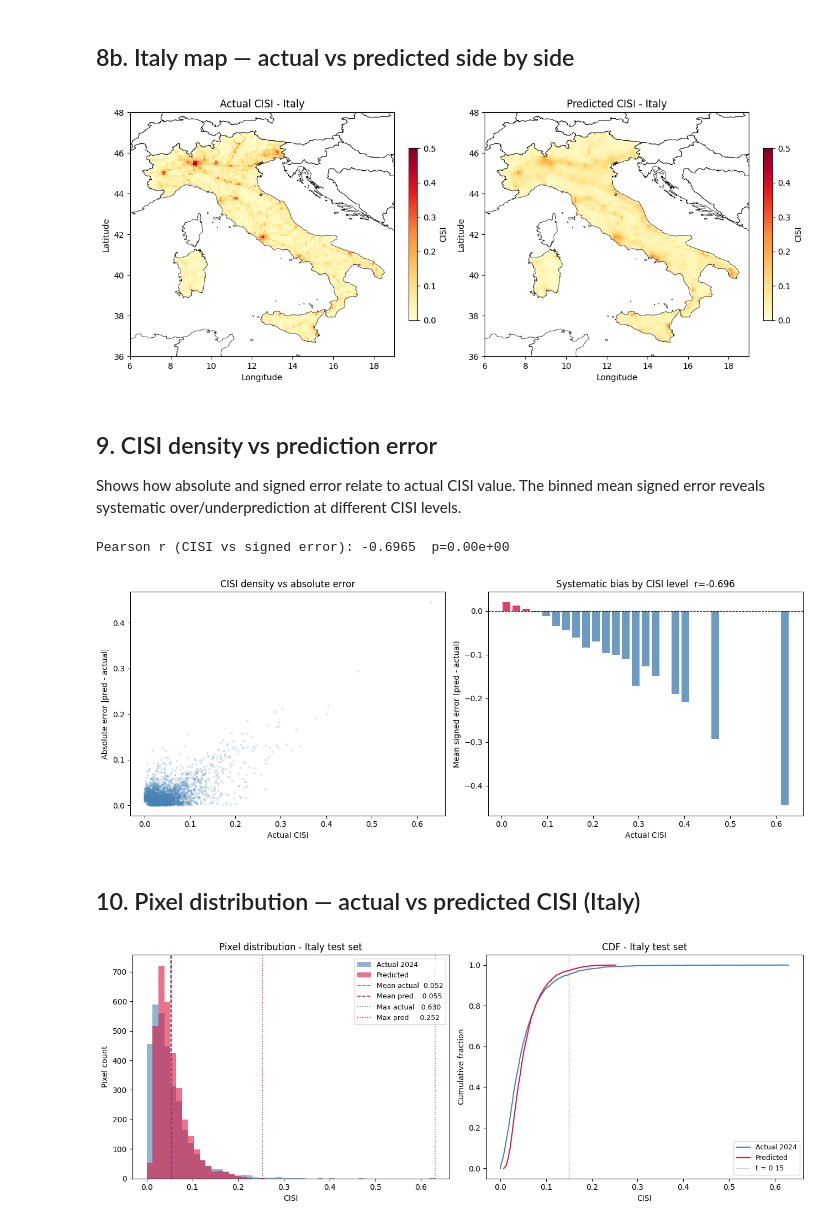
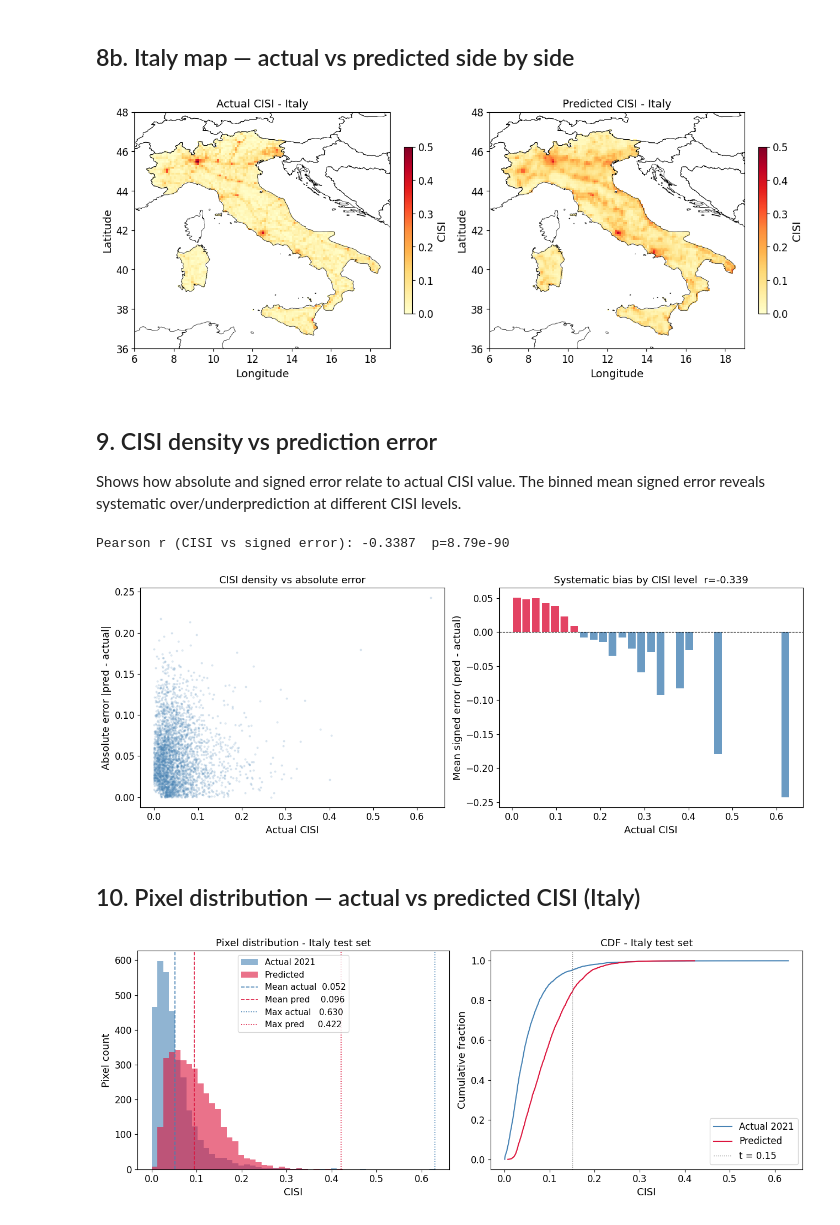
Before and after one commit to Messanella/Thesis_code, a Jupyter notebook: evaluate_test_set.ipynb, the cells around one changed output. Drawn from its saved outputs; the diff is of its cells as text; code cells hidden in the pictures.

```diff
--- a/evaluate_test_set.ipynb
+++ b/evaluate_test_set.ipynb
@@ -23,7 +26,7 @@ import torch
 import pandas as pd
 import numpy as np
 
-BEST_MODEL_PATH = 'final_model_lilac56.pt'
+BEST_MODEL_PATH = 'best_sweep_final_model.pt'
 
 ck = torch.load(BEST_MODEL_PATH, map_location='cpu')
 cfg = ck.get('config', {})
@@ -42,9 +45,9 @@ val_city_rmse: 0.13167500495910645
 class CNNSweep(nn.Module):
     def __init__(self, config):
         super().__init__()
-        d        = config.get('dropout', 0.3)
-        n_layers = config.get('n_layers', 4)
-        base_ch  = config.get('base_channels', 16)
+        d        = config.get('dropout', 0.17454852770248158)
+        n_layers = config.get('n_layers', 2)
+        base_ch      = config.get('base_channels', 32)
 
         layers = []
         in_ch  = 9
@@ -74,7 +77,7 @@ class CNNSweep(nn.Module):
 
     def forward(self, x):
         x = self.conv_layers(x)
-        x = x[:, :, 1, 1]
+        x = x[:, :, x.shape[2] // 2, x.shape[3] // 2]
         x = self.fc_layers(x)
         return torch.sigmoid(x)
 # %% [markdown]
@@ -83,7 +86,7 @@ class CNNSweep(nn.Module):
 MODEL_PATH = BEST_MODEL_PATH
 GDP_PATH   = r'READY_data\inputs_normalized\2019_gdp_aligned_010_normalized.tif'
 POP_PATH   = r'READY_data\inputs_normalized\2020_pop_aligned_010_normalized.tif'
-LC_PATH    = r'READY_data\landuse_onehot\clipped_history_2020_onehot.tif'
+LC_PATH    = r'READY_data\landuse_onehot\chen2015_lc_onehot.tif'
 CISI_PATH  = r'READY_data\labels\2024_CISI_010deg_nearest.tif'
 SHP_PATH   = r'ne_10m_admin_0_countries\ne_10m_admin_0_countries.shp'
 
@@ -113,7 +116,7 @@ with rasterio.open(CISI_PATH) as src:
     cisi      = src.read(1).astype(np.float32)
     transform = src.transform
 
-input_stack = np.nan_to_num(np.concatenate([gdp[np.newaxis], pop[np.newaxis], lc], axis=0), nan=0.0)  # (9, H, W)
+input_stack = fill_input_stack(np.concatenate([gdp[np.newaxis], pop[np.newaxis], lc], axis=0))  # (9, H, W)
 
 valid_mask = ~np.isnan(gdp) & ~np.isnan(pop) & ~np.isnan(cisi)
 valid_idx  = np.argwhere(valid_mask)
@@ -276,6 +367,7 @@ plt.show()
 # %% [markdown]
 ## 8b. Italy map — actual vs predicted side by side
 # %%
+FS = 13
 fig, axes = plt.subplots(1, 2, figsize=(12, 7))
 
 for ax, data, title in [
@@ -286,20 +378,23 @@ for ax, data, title in [
                    origin='upper', extent=ext, aspect='auto')
     world_shp.boundary.plot(ax=ax, linewidth=0.5, color='black')
     ax.set_xlim(6, 19); ax.set_ylim(36, 48)
-    ax.set_title(title)
-    ax.set_xlabel('Longitude'); ax.set_ylabel('Latitude')
-    plt.colorbar(im, ax=ax, label='CISI', fraction=0.03)
+    ax.set_title(title, fontsize=FS)
+    ax.set_xlabel('Longitude', fontsize=FS); ax.set_ylabel('Latitude', fontsize=FS)
+    ax.tick_params(labelsize=FS - 1)
+    cb = plt.colorbar(im, ax=ax, label='CISI', fraction=0.03)
+    cb.set_label('CISI', fontsize=FS); cb.ax.tick_params(labelsize=FS - 1)
 
 plt.tight_layout()
-plt.savefig('figures/italy_test_result_map_11_5_2026.png', dpi=150, bbox_inches='tight')
+plt.savefig('figures/italy/spatial_pred_vs_actual_map.png', dpi=150, bbox_inches='tight')
 plt.show()
 # %% [output]
-[figure, old version]
+[figure, new version]
 # %% [markdown]
 ## 9. CISI density vs prediction error
 
 Shows how absolute and signed error relate to actual CISI value. The binned mean signed error reveals systematic over/underprediction at different CISI levels.
 # %%
+FS = 13
 from scipy.stats import pearsonr, binned_statistic
 
 abs_error    = np.abs(preds - targets)
@@ -317,51 +412,56 @@ print(f'Pearson r (CISI vs signed error): {r:.4f}  p={p:.2e}')
 fig, axes = plt.subplots(1, 2, figsize=(13, 5))
 
 axes[0].scatter(targets, abs_error, alpha=0.15, s=4, color='steelblue')
-axes[0].set_xlabel('Actual CISI')
-axes[0].set_ylabel('Absolute error |pred - actual|')
-axes[0].set_title('CISI density vs absolute error')
+axes[0].set_xlabel('Actual CISI', fontsize=FS)
+axes[0].set_ylabel('Absolute error |pred - actual|', fontsize=FS)
+axes[0].set_title('CISI density vs absolute error', fontsize=FS)
+axes[0].tick_params(labelsize=FS - 1)
 
 bar_colors = ['crimson' if v > 0 else 'steelblue' for v in mean_signed_err]
 axes[1].bar(bin_centers, mean_signed_err, width=(bins[1]-bins[0])*0.8, color=bar_colors, alpha=0.8)
 axes[1].axhline(0, color='black', linewidth=0.8, linestyle='--')
-axes[1].set_xlabel('Actual CISI')
-axes[1].set_ylabel('Mean signed error (pred - actual)')
-axes[1].set_title(f'Systematic bias by CISI level  r={r:.3f}')
+axes[1].set_xlabel('Actual CISI', fontsize=FS)
+axes[1].set_ylabel('Mean signed error (pred - actual)', fontsize=FS)
+axes[1].set_title(f'Systematic bias by CISI level  r={r:.3f}', fontsize=FS)
+axes[1].tick_params(labelsize=FS - 1)
 
 plt.tight_layout()
-plt.savefig('figures/italy_error_vs_cisi_11_5_2026.png', dpi=150, bbox_inches='tight')
+plt.savefig('figures/italy/error_vs_cisi_bin.png', dpi=150, bbox_inches='tight')
 plt.show()
 # %% [output]
-Pearson r (CISI vs signed error): -0.6965  p=0.00e+00
+Pearson r (CISI vs signed error): -0.3387  p=8.79e-90
-[figure, old version]
+[figure, new version]
 # %% [markdown]
 ## 10. Pixel distribution — actual vs predicted CISI (Italy)
 # %%
+FS = 13
 fig, axes = plt.subplots(1, 2, figsize=(13, 5))
 
 bins = np.linspace(0, max(targets.max(), preds.max()), 50)
 
-axes[0].hist(targets, bins=bins, alpha=0.6, color='steelblue', label='Actual 2024')
+axes[0].hist(targets, bins=bins, alpha=0.6, color='steelblue', label='Actual 2021')
 axes[0].hist(preds,   bins=bins, alpha=0.6, color='crimson',   label='Predicted')
 axes[0].axvline(targets.mean(), color='steelblue', linestyle='--', linewidth=1.2, label=f'Mean actual  {targets.mean():.3f}')
 axes[0].axvline(preds.mean(),   color='crimson',   linestyle='--', linewidth=1.2, label=f'Mean pred    {preds.mean():.3f}')
 axes[0].axvline(targets.max(),  color='steelblue', linestyle=':',  linewidth=1.2, label=f'Max actual   {targets.max():.3f}')
 axes[0].axvline(preds.max(),    color='crimson',   linestyle=':',  linewidth=1.2, label=f'Max pred     {preds.max():.3f}')
-axes[0].set_xlabel('CISI')
-axes[0].set_ylabel('Pixel count')
-axes[0].set_title('Pixel distribution - Italy test set')
-axes[0].legend(fontsize=9)
+axes[0].set_xlabel('CISI', fontsize=FS)
+axes[0].set_ylabel('Pixel count', fontsize=FS)
+axes[0].set_title('Pixel distribution - Italy test set', fontsize=FS)
+axes[0].tick_params(labelsize=FS - 1)
+axes[0].legend(fontsize=FS - 2)
 
-axes[1].plot(np.sort(targets), np.linspace(0, 1, len(targets)), color='steelblue', label='Actual 2024')
+axes[1].plot(np.sort(targets), np.linspace(0, 1, len(targets)), color='steelblue', label='Actual 2021')
 axes[1].plot(np.sort(preds),   np.linspace(0, 1, len(preds)),   color='crimson',   label='Predicted')
 axes[1].axvline(0.15, color='grey', linestyle=':', linewidth=1, label='t = 0.15')
-axes[1].set_xlabel('CISI')
-axes[1].set_ylabel('Cumulative fraction')
-axes[1].set_title('CDF - Italy test set')
-axes[1].legend(fontsize=9)
+axes[1].set_xlabel('CISI', fontsize=FS)
+axes[1].set_ylabel('Cumulative fraction', fontsize=FS)
+axes[1].set_title('CDF - Italy test set', fontsize=FS)
+axes[1].tick_params(labelsize=FS - 1)
+axes[1].legend(fontsize=FS - 1)
 
 plt.tight_layout()
-plt.savefig('figures/cisi_distribution_11_5_2026.png', dpi=150, bbox_inches='tight')
+plt.savefig('figures/italy/cisi_distribution.png', dpi=150, bbox_inches='tight')
 plt.show()
 # %% [output]
-[figure, old version]
+[figure, new version]
```
Also changed, not shown: parts of 14 cells of this notebook, 10 other files.
